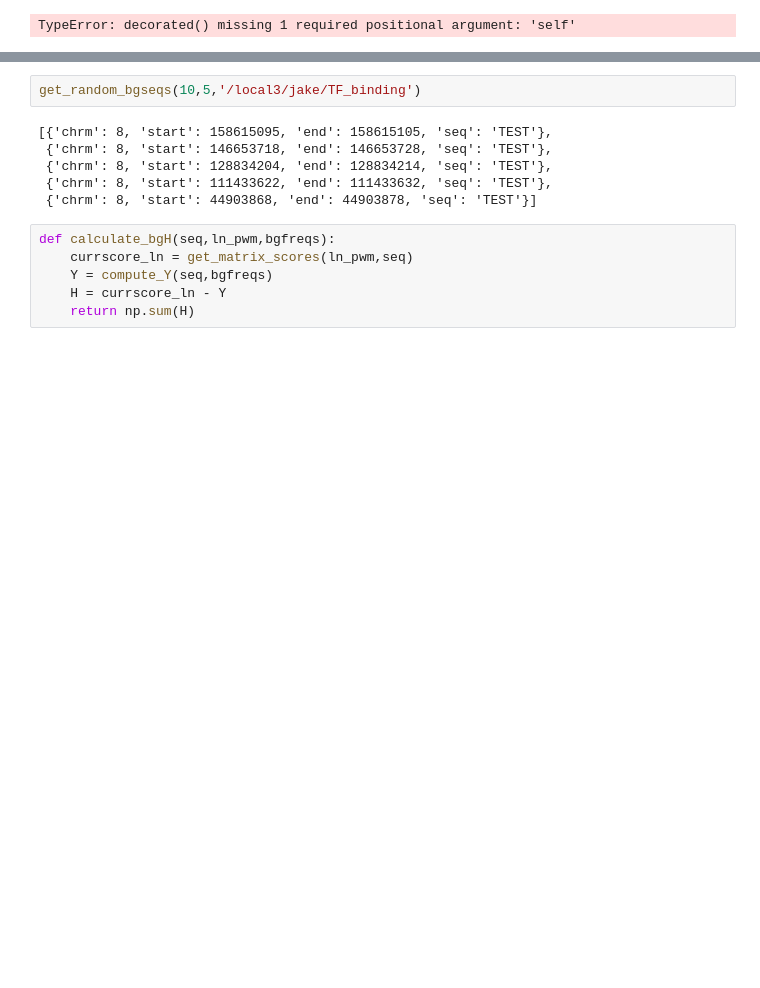
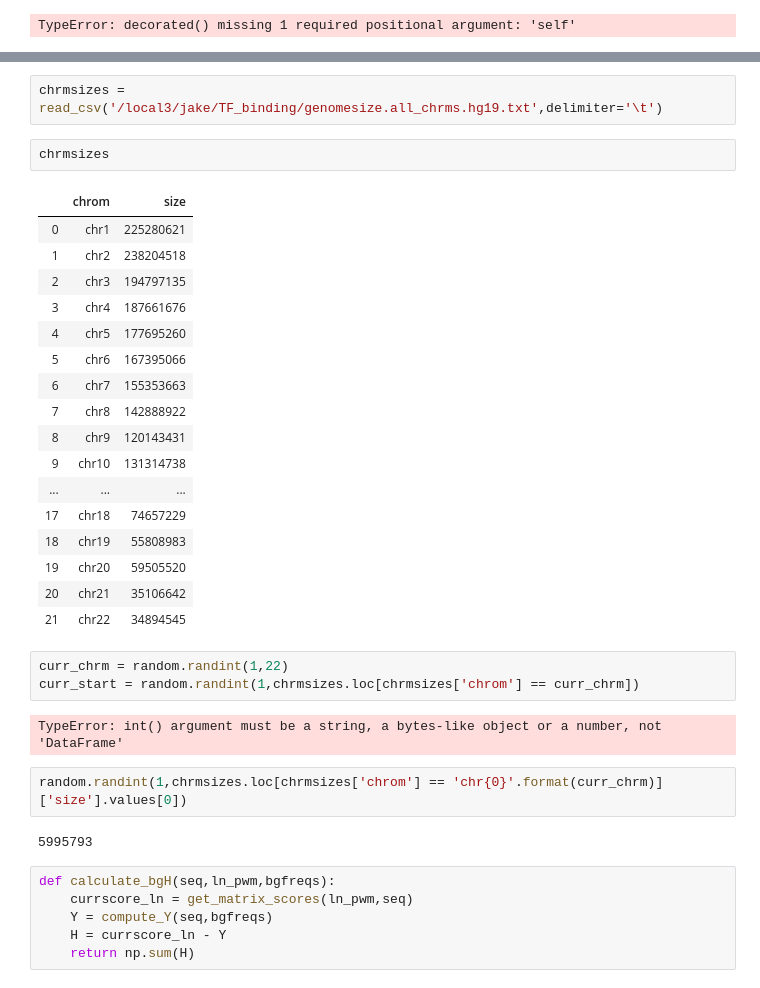
Before and after one commit to TishkoffLab/TF_Binding_scores, a Jupyter notebook: python_notebooks/TF_PosWeightMatrix_analysis.ipynb, the cells around one changed output, grey strips where cells are left out. Cells and saved outputs as stored; diff of their text form; blank space fills up the shorter version.

```diff
--- a/python_notebooks/TF_PosWeightMatrix_analysis.ipynb
+++ b/python_notebooks/TF_PosWeightMatrix_analysis.ipynb
@@ -652,14 +652,37 @@ def get_random_bgseqs_v2(slen,reps,chrm,bgfrac_df,chrmfile):
         curr_seq = pybedtools.BedTool.seq('chr{0}:{1}-{2}'.format(chrm,curr_start,(curr_start+slen)),chrmfile)
         bgseq_list.append({'start':curr_start,'end':(curr_start+slen),'seq':curr_seq.upper()})
     return bgseq_list
-# %%
-get_random_bgseqs(10,5,'/local3/jake/TF_binding')
-# %% [output]
-[{'chrm': 8, 'start': 158615095, 'end': 158615105, 'seq': 'TEST'},
- {'chrm': 8, 'start': 146653718, 'end': 146653728, 'seq': 'TEST'},
- {'chrm': 8, 'start': 128834204, 'end': 128834214, 'seq': 'TEST'},
- {'chrm': 8, 'start': 111433622, 'end': 111433632, 'seq': 'TEST'},
- {'chrm': 8, 'start': 44903868, 'end': 44903878, 'seq': 'TEST'}]
+# %%
+chrmsizes = read_csv('/local3/jake/TF_binding/genomesize.all_chrms.hg19.txt',delimiter='\t')
+# %%
+chrmsizes
+# %% [output]
+|  | chrom | size |
+| 0 | chr1 | 225280621 |
+| 1 | chr2 | 238204518 |
+| 2 | chr3 | 194797135 |
+| 3 | chr4 | 187661676 |
+| 4 | chr5 | 177695260 |
+| 5 | chr6 | 167395066 |
+| 6 | chr7 | 155353663 |
+| 7 | chr8 | 142888922 |
+| 8 | chr9 | 120143431 |
+| 9 | chr10 | 131314738 |
+| ... | ... | ... |
+| 17 | chr18 | 74657229 |
+| 18 | chr19 | 55808983 |
+| 19 | chr20 | 59505520 |
+| 20 | chr21 | 35106642 |
+| 21 | chr22 | 34894545 |
+# %%
+curr_chrm = random.randint(1,22)
+curr_start = random.randint(1,chrmsizes.loc[chrmsizes['chrom'] == curr_chrm])
+# %% [output]
+TypeError: int() argument must be a string, a bytes-like object or a number, not 'DataFrame'
+# %%
+random.randint(1,chrmsizes.loc[chrmsizes['chrom'] == 'chr{0}'.format(curr_chrm)]['size'].values[0])
+# %% [output]
+5995793
 # %%
 def calculate_bgH(seq,ln_pwm,bgfreqs):
     currscore_ln = get_matrix_scores(ln_pwm,seq)
```
Also changed, not shown: parts of 2 cells of this notebook, 2 other files.
